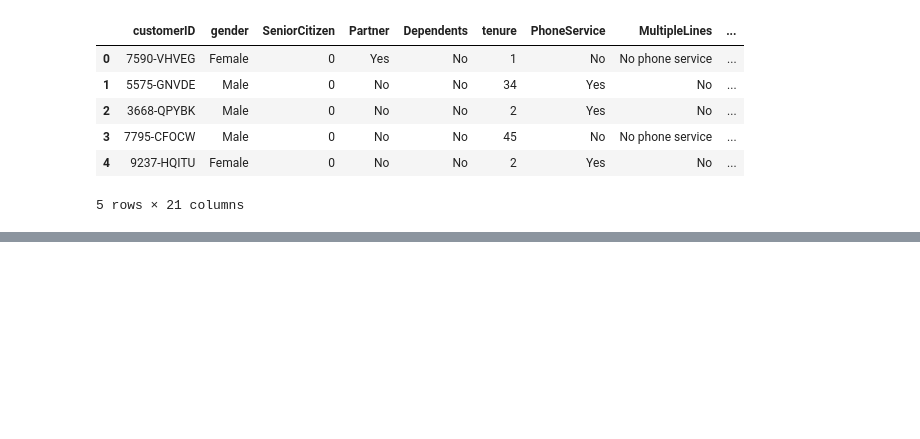
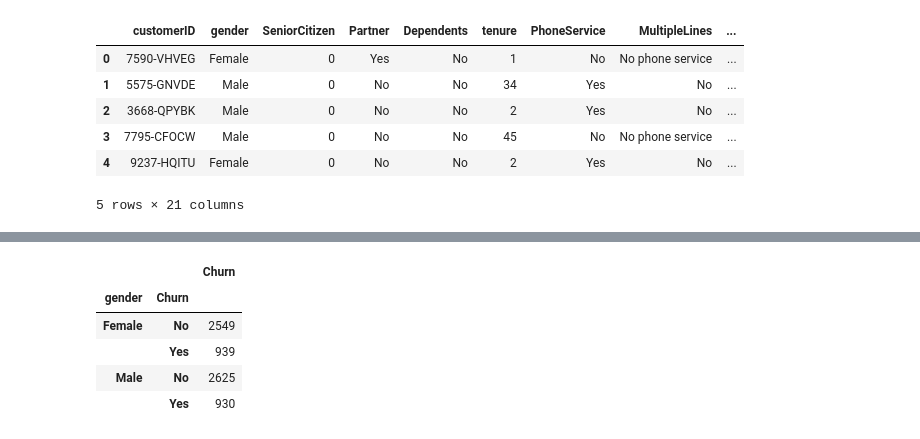
Before and after one commit to mut-rogers/customer_churn, a Jupyter notebook: churn.ipynb, the cells around one changed output, grey strips where cells are left out. Saved outputs shown, nothing was run; the diff lists cells and outputs as text; code cells hidden in the pictures; blank space fills up the shorter version.

```diff
--- a/churn.ipynb
+++ b/churn.ipynb
@@ -16,0 +118,9 @@ dataset.head(5)
+# %%
+dataset.groupby(["gender", "Churn"]).agg({"Churn": "count"})
+# %% [output]
+|  |  | Churn |
+| gender | Churn |  |
+| Female | No | 2549 |
+|  | Yes | 939 |
+| Male | No | 2625 |
+|  | Yes | 930 |
```
Also changed, not shown: parts of 14 cells of this notebook, 1 other file.
